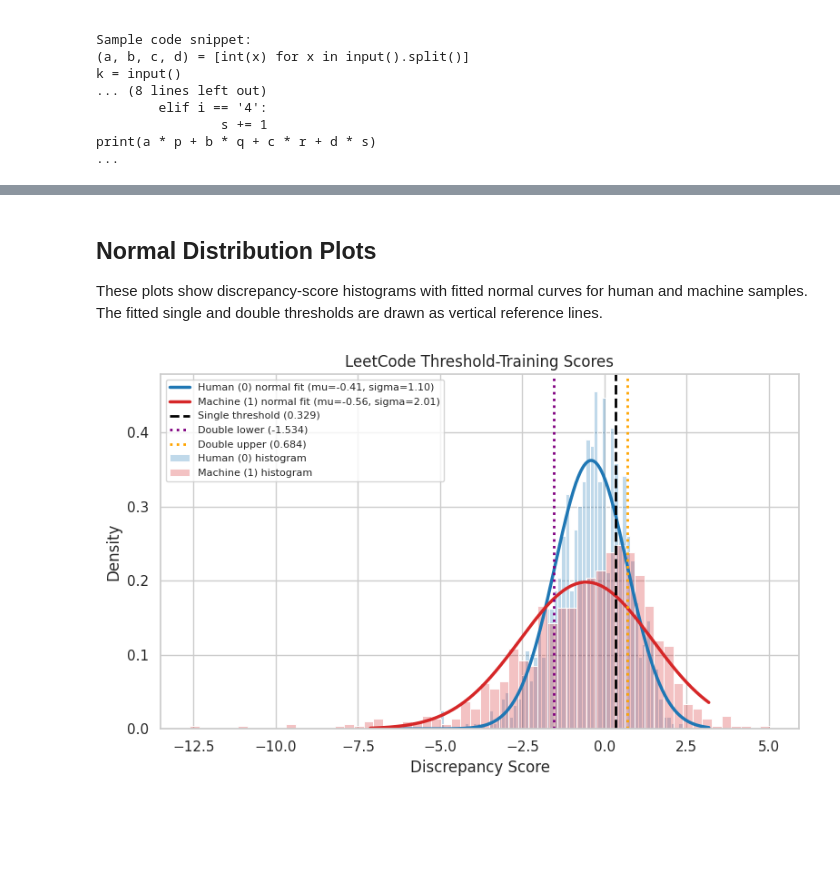
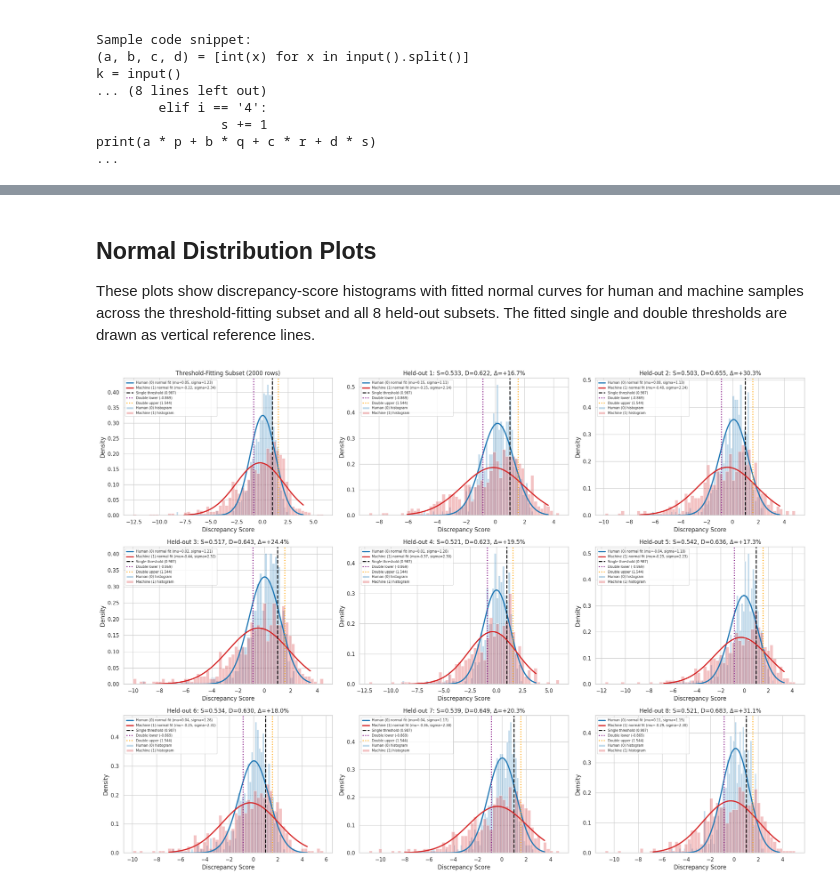
Before and after one commit to papo1011/semeval2026, a Jupyter notebook: task_A/fast_detect_gpt_trainset_threshold.ipynb, the cells around one changed output, grey strips where cells are left out. Cells and saved outputs as stored; diff of their text form; code cells hidden in the pictures; blank space fills up the shorter version.

Commit message:
feat(taskA): update training notebooks to evaluate performance across 8 disjoint held-out subsets using stable-code-3b

```diff
--- a/task_A/fast_detect_gpt_trainset_threshold.ipynb
+++ b/task_A/fast_detect_gpt_trainset_threshold.ipynb
@@ -38,11 +39,12 @@ Set the model, fixed sample sizes, and random seed for the train-only threshold
 # Task A Configuration
 DATASET_NAME = "DaniilOr/SemEval-2026-Task13"
 DATASET_CONFIG = "A"
-MODEL_NAME = "codellama/CodeLlama-7b-Instruct-hf"
+MODEL_NAME = "stabilityai/stable-code-3b"
 
 # LeetCode-domain train-only experiment sizes.
 THRESHOLD_FIT_SAMPLES = 2000
 LEETCODE_TEST_SAMPLES = 1000
+N_HOLDOUTS = 8  # Number of disjoint held-out subsets for averaging
 THRESHOLD_GRID_SIZE = 200
 MAX_LENGTH = 512
 SEED = 99
@@ -353,11 +449,9 @@ weighted avg       0.60      0.60      0.59      1000
 # %% [markdown]
 ## Normal Distribution Plots
 
-These plots show discrepancy-score histograms with fitted normal curves for human and machine samples. The fitted single and double thresholds are drawn as vertical reference lines.
+These plots show discrepancy-score histograms with fitted normal curves for human and machine samples across the threshold-fitting subset and all 8 held-out subsets. The fitted single and double thresholds are drawn as vertical reference lines.
 # %%
 sns.set_theme(style="whitegrid")
-plt.figure(figsize=(8, 5))
-ax = plt.gca()
 
 
 def normal_pdf(x, mean, std):
@@ -376,36 +470,62 @@ def plot_normal_distribution(ax, plot_df, title):
     for label in [0, 1]:
         scores = plot_df[plot_df["label"] == label]["discrepancy_score"].dropna().values
         mean = np.mean(scores)
         std = np.std(scores, ddof=1)
         sns.histplot(
             scores,
             color=colors[label],
             label=f"{names[label]} histogram",
             stat="density",
             bins=60,
             alpha=0.28,
             ax=ax,
         )
         ax.plot(
             x_grid,
             normal_pdf(x_grid, mean, std),
             color=colors[label],
             linewidth=2.5,
             label=f"{names[label]} normal fit (mu={mean:.2f}, sigma={std:.2f})",
         )
 
-    ax.axvline(best_single_threshold, color="black", linestyle="--", linewidth=2, label=f"Single threshold ({best_single_threshold:.3f})")
-    ax.axvline(best_double_lower, color="purple", linestyle=":", linewidth=2, label=f"Double lower ({best_double_lower:.3f})")
-    ax.axvline(best_double_upper, color="orange", linestyle=":", linewidth=2, label=f"Double upper ({best_double_upper:.3f})")
+    ax.axvline(best_single_threshold, color="black", linestyle="--", linewidth=2,
+              label=f"Single threshold ({best_single_threshold:.3f})")
+    ax.axvline(best_double_lower, color="purple", linestyle=":", linewidth=2,
+              label=f"Double lower ({best_double_lower:.3f})")
+    ax.axvline(best_double_upper, color="orange", linestyle=":", linewidth=2,
+              label=f"Double upper ({best_double_upper:.3f})")
     ax.set_title(title)
     ax.set_xlabel("Discrepancy Score")
     ax.set_ylabel("Density")
-    ax.legend(fontsize=8)
+    ax.legend(fontsize=7)
 
 
-plot_normal_distribution(ax, fit_df, "LeetCode Threshold-Training Scores")
+# --- One figure with subplots: 1 fit + N_HOLDOUTS held-outs ---
+n_plots = 1 + N_HOLDOUTS
+n_cols = 3
+n_rows = (n_plots + n_cols - 1) // n_cols
+
+fig, axes = plt.subplots(n_rows, n_cols, figsize=(7 * n_cols, 5 * n_rows))
+axes = axes.flatten()
+
+# Plot threshold-fitting subset
+plot_normal_distribution(axes[0], fit_df, "Threshold-Fitting Subset (2000 rows)")
+
+# Plot each held-out subset
+for i, hdf in enumerate(holdout_scored_dfs):
+    r = holdout_results[i]
+    title = (
+        f"Held-out {i+1}: S={r['single_f1']:.3f}, "
+        f"D={r['double_f1']:.3f}, "
+        f"Δ={r['pct_improvement']:+.1f}%"
+    )
+    plot_normal_distribution(axes[i + 1], hdf, title)
+
+# Hide unused axes
+for j in range(n_plots, len(axes)):
+    axes[j].set_visible(False)
 
 plt.tight_layout()
 plt.show()
 # %% [output]
-[figure, old version]
+[figure, new version]
```
Also changed, not shown: parts of 10 cells of this notebook, 2 other files.
